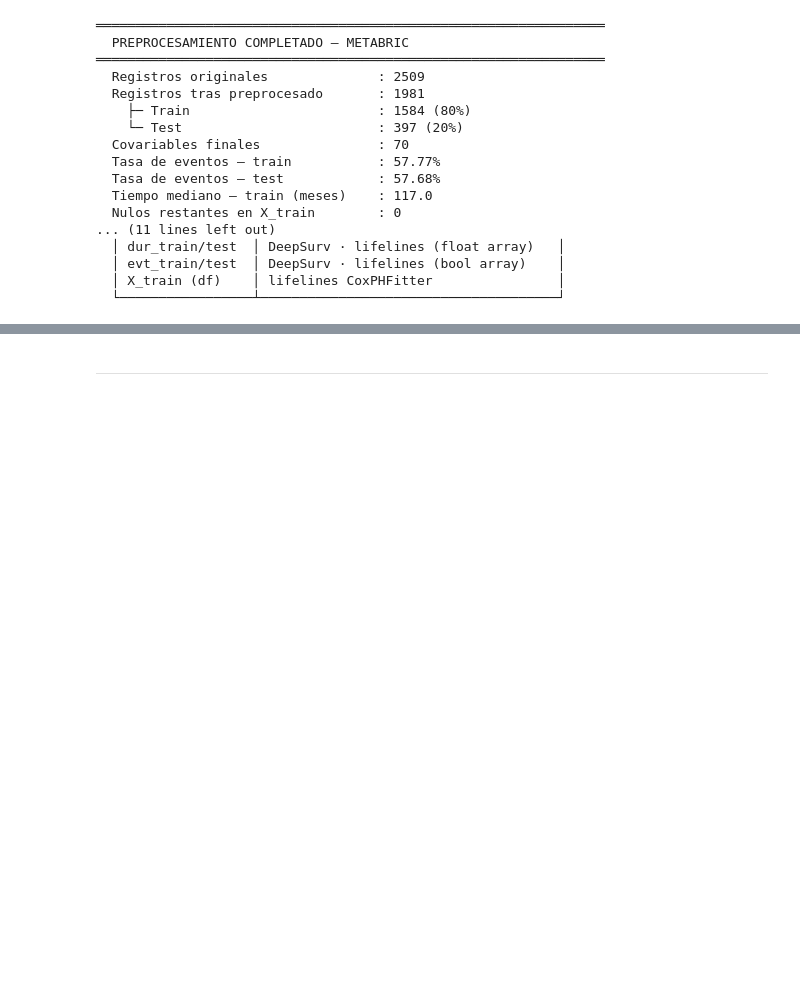
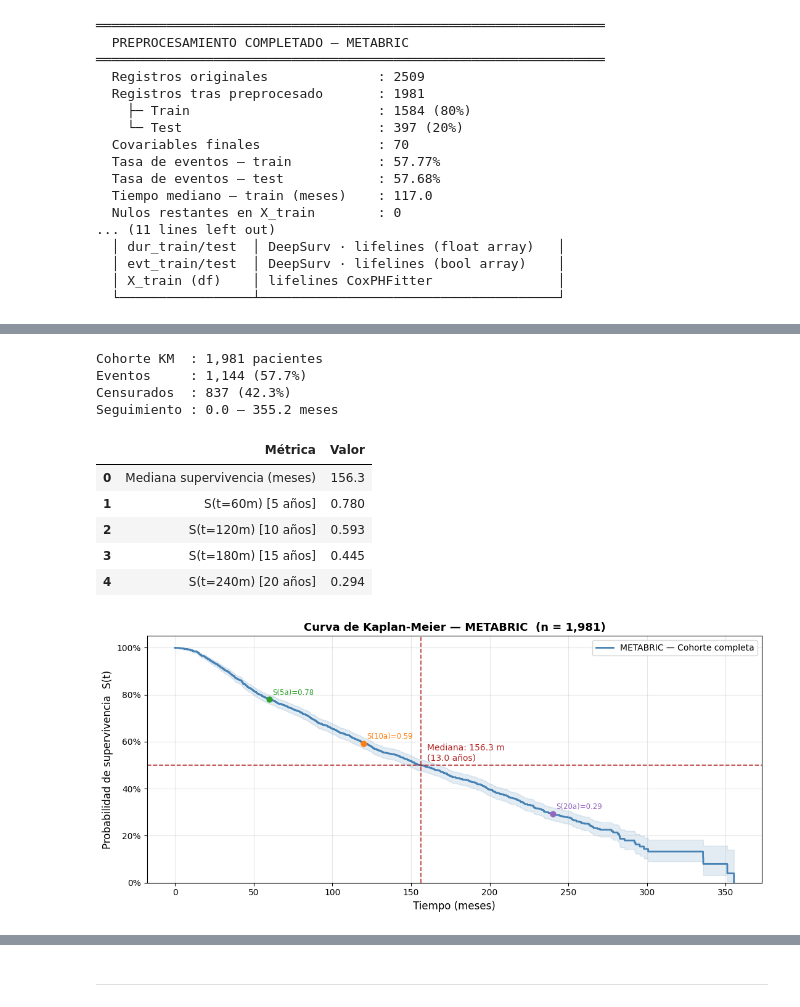
Before and after one commit to JulioUQ/TFM---Analisis-de-supervivencia-del-cancer, a Jupyter notebook: Modulo 3 - Diseño e implementacion del trabajo/code/EDA.ipynb, the cells around one changed output, grey strips where cells are left out. Drawn from its saved outputs; the diff is of its cells as text; code cells hidden in the pictures; blank space fills up the shorter version.

Commit message:
Kaplan-Meiers completo para METABRIC
Signed-off-by: Julio Ubeda Quesada <93770563+JulioUQ@users.noreply.github.com>

```diff
--- a/Modulo 3 - Diseño e implementacion del trabajo/code/EDA.ipynb
+++ b/Modulo 3 - Diseño e implementacion del trabajo/code/EDA.ipynb
@@ -764,0 +997,31 @@ print("  └─────────────────┴────
+# %%
+dur_all = df_km['duration'].values
+evt_all = df_km['event'].values.astype(bool)
+
+print(f"Cohorte KM  : {len(df_km):,} pacientes")
+print(f"Eventos     : {evt_all.sum():,} ({evt_all.mean():.1%})")
+print(f"Censurados  : {(~evt_all).sum():,} ({(~evt_all).mean():.1%})")
+print(f"Seguimiento : {dur_all.min():.1f} – {dur_all.max():.1f} meses")
+# %% [output]
+Cohorte KM  : 1,981 pacientes
+Eventos     : 1,144 (57.7%)
+Censurados  : 837 (42.3%)
+Seguimiento : 0.0 – 355.2 meses
+# %%
+kmf_global = KM.fit_km_global(dur_all, evt_all, label='METABRIC — Cohorte completa')
+
+display(KM.km_metrics(kmf_global, horizons=[60, 120, 180, 240]))
+
+KM.plot_km_global(
+    kmf_global,
+    n_total     = len(df_km),
+    output_path = r'../images/Modelos/KM/KM_global.png'
+)
+# %% [output]
+|  | Métrica | Valor |
+| 0 | Mediana supervivencia (meses) | 156.3 |
+| 1 | S(t=60m) [5 años] | 0.780 |
+| 2 | S(t=120m) [10 años] | 0.593 |
+| 3 | S(t=180m) [15 años] | 0.445 |
+| 4 | S(t=240m) [20 años] | 0.294 |
+[figure, added]
```
Also changed, not shown: parts of 35 cells of this notebook, 11 other files.
